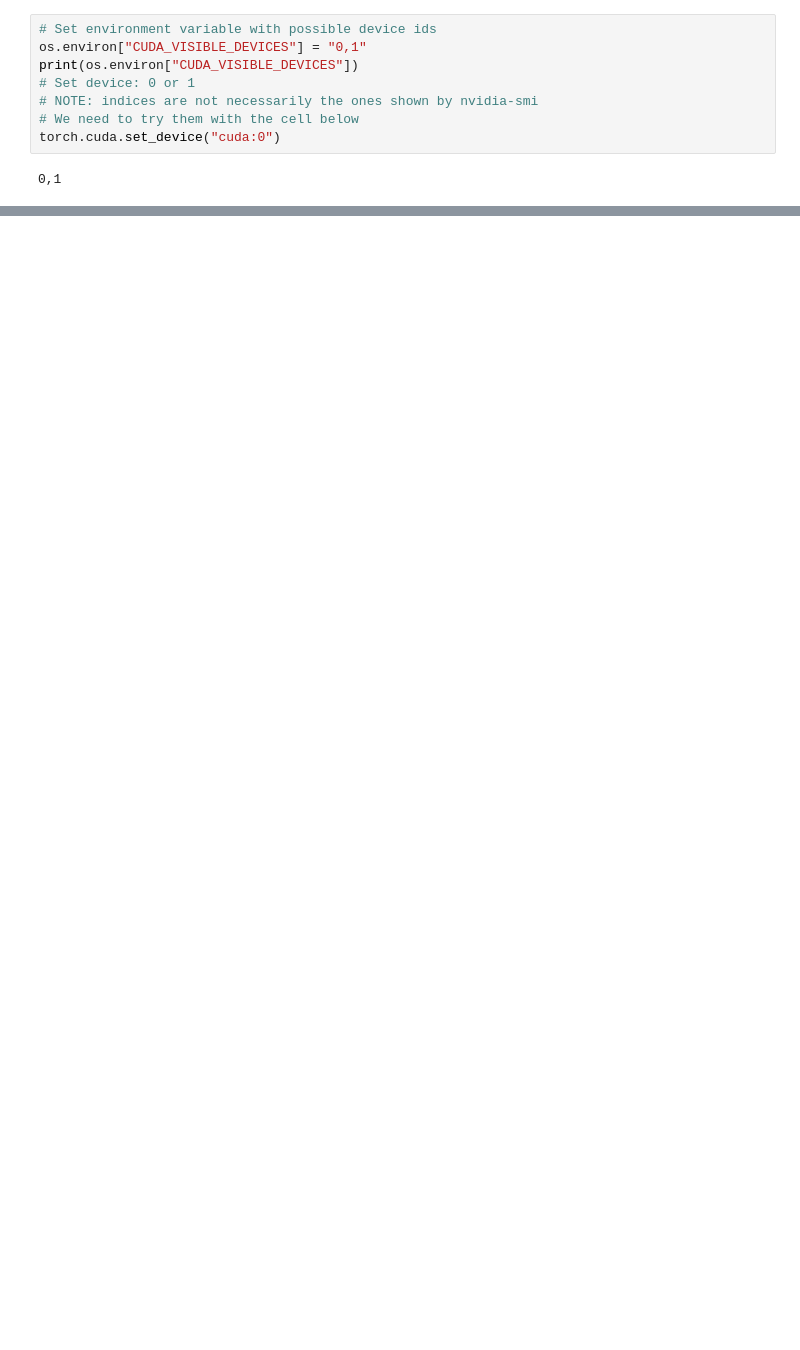
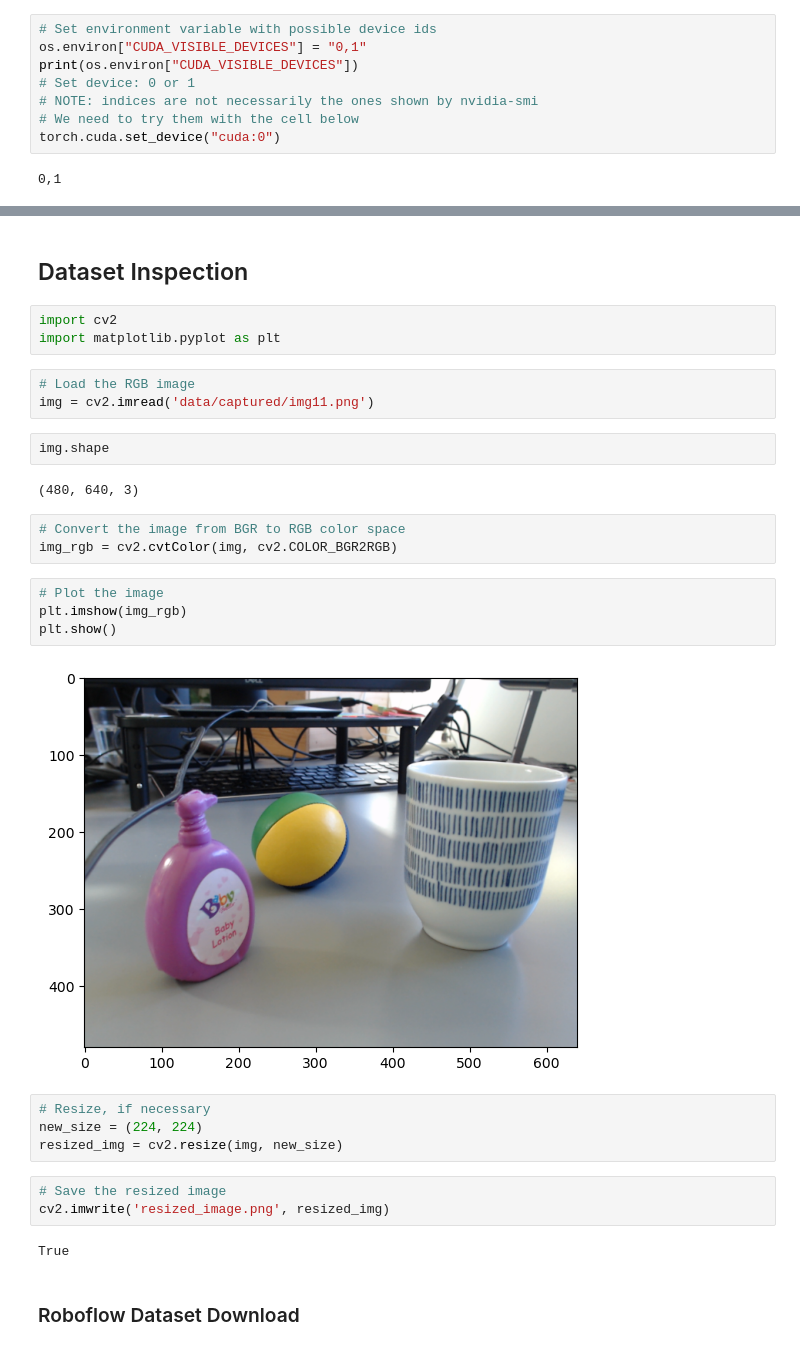
Before and after one commit to mxagar/detection_segmentation_pytorch, a Jupyter notebook: 03_yolo_v7_tutorial/lab/Setup.ipynb, the cells around one changed output, grey strips where cells are left out. Cells and saved outputs as stored; diff of their text form; blank space fills up the shorter version.

```diff
--- a/03_yolo_v7_tutorial/lab/Setup.ipynb
+++ b/03_yolo_v7_tutorial/lab/Setup.ipynb
@@ -67,0 +75,32 @@ tensor([[0.7058, 0.9488, 0.9964],
+# %% [markdown]
+## Dataset Inspection
+# %%
+import cv2
+import matplotlib.pyplot as plt
+# %%
+# Load the RGB image
+img = cv2.imread('data/captured/img11.png')
+# %%
+img.shape
+# %% [output]
+(480, 640, 3)
+# %%
+# Convert the image from BGR to RGB color space
+img_rgb = cv2.cvtColor(img, cv2.COLOR_BGR2RGB)
+# %%
+# Plot the image
+plt.imshow(img_rgb)
+plt.show()
+# %% [output]
+[figure, added]
+# %%
+# Resize, if necessary
+new_size = (224, 224)
+resized_img = cv2.resize(img, new_size)
+# %%
+# Save the resized image
+cv2.imwrite('resized_image.png', resized_img)
+# %% [output]
+True
+# %% [markdown]
+### Roboflow Dataset Download
```
Also changed, not shown: parts of 8 cells of this notebook.
